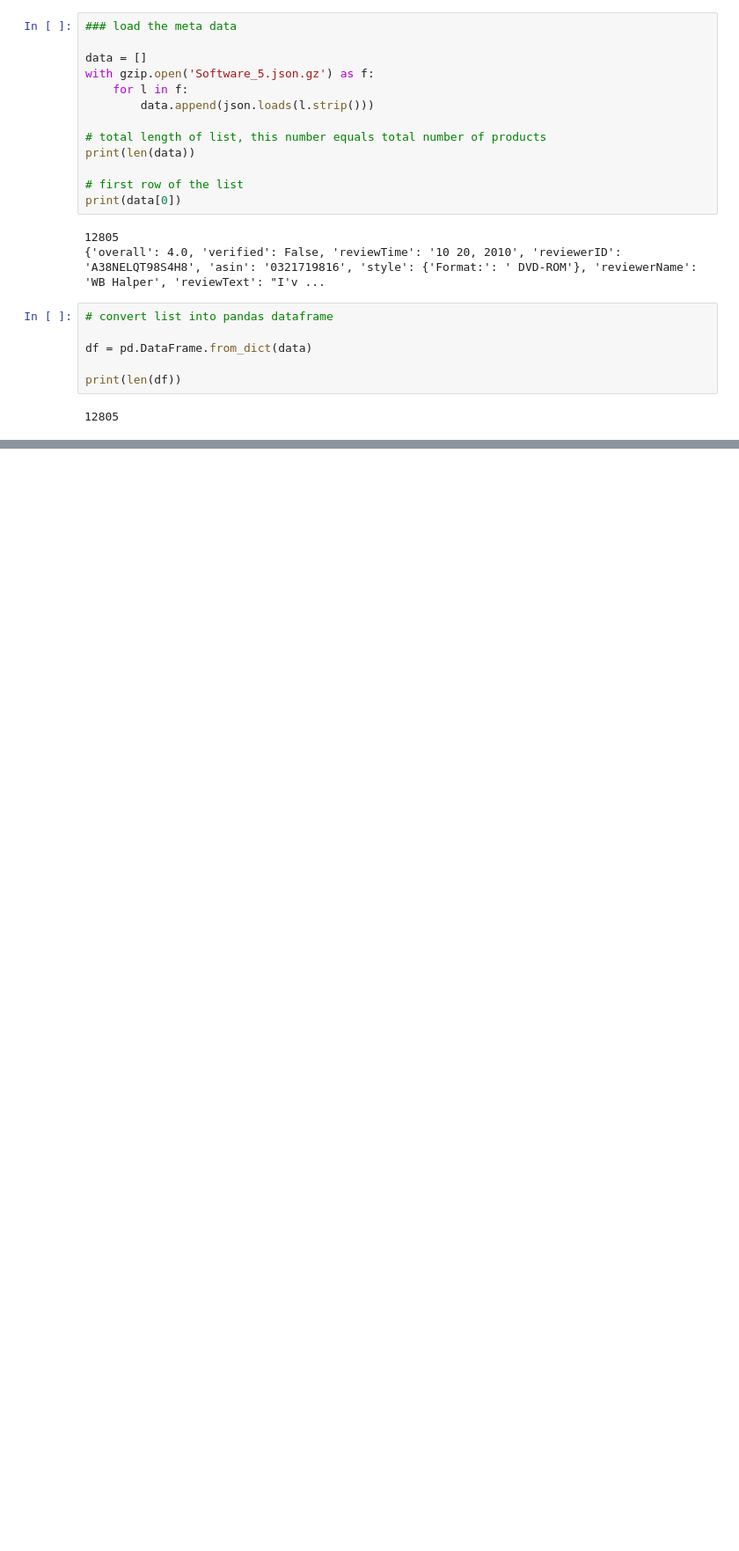
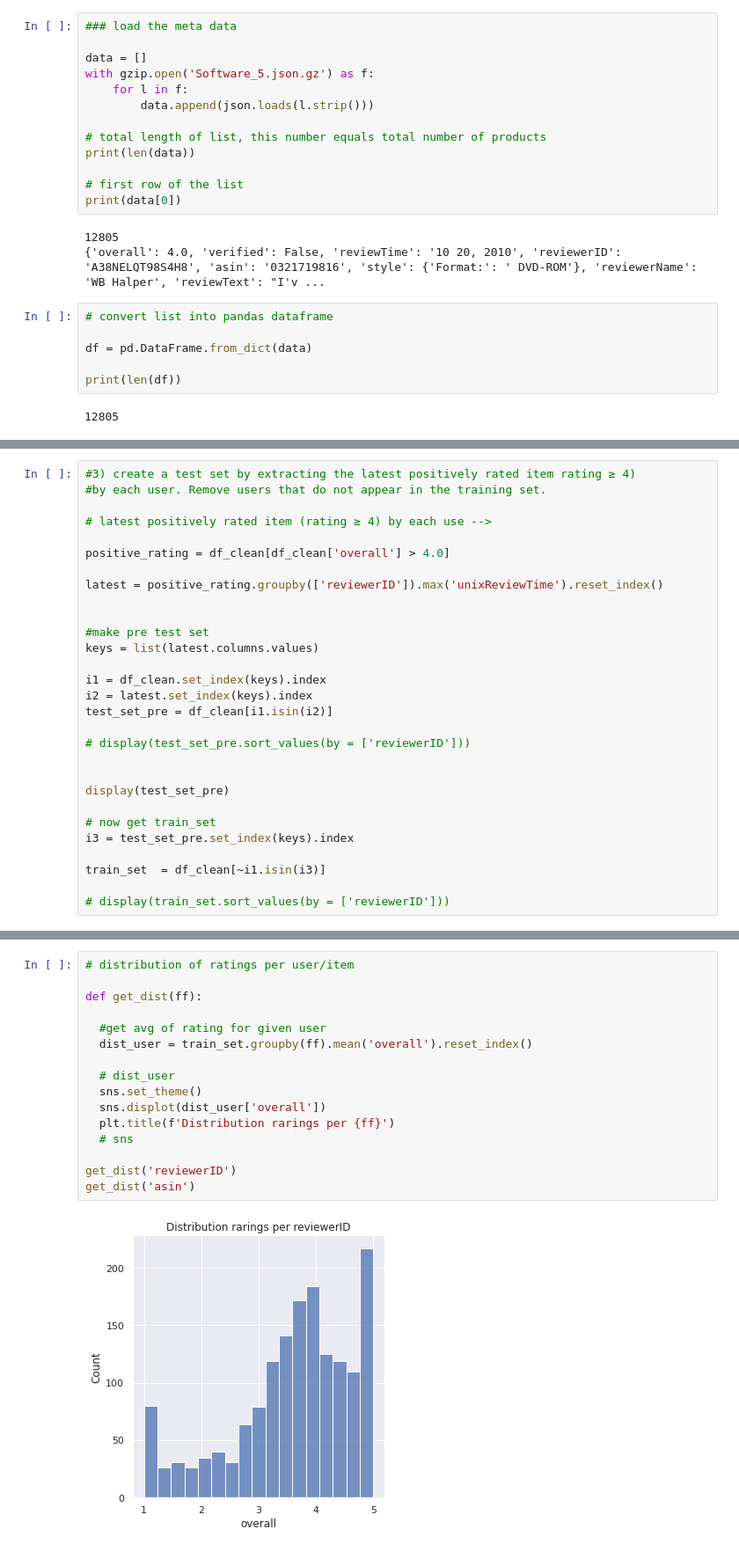
Before and after one commit to vlr112/WebScicence_FinalProject, a Jupyter notebook: Copy_of_parse_and_clean_meta_data.ipynb, the cells around one changed output, grey strips where cells are left out. Shown: that part at 88% size. Cells and saved outputs as stored; diff of their text form; blank space fills up the shorter version.

```diff
--- a/Copy_of_parse_and_clean_meta_data.ipynb
+++ b/Copy_of_parse_and_clean_meta_data.ipynb
@@ -100,0 +92,29 @@ TypeError: ignored
+# %%
+#3) create a test set by extracting the latest positively rated item rating ≥ 4)
+#by each user. Remove users that do not appear in the training set.
+
+# latest positively rated item (rating ≥ 4) by each use -->
+
+positive_rating = df_clean[df_clean['overall'] > 4.0]
+
+latest = positive_rating.groupby(['reviewerID']).max('unixReviewTime').reset_index()
+
+
+#make pre test set
+keys = list(latest.columns.values)
+
+i1 = df_clean.set_index(keys).index
+i2 = latest.set_index(keys).index
+test_set_pre = df_clean[i1.isin(i2)]
+
+# display(test_set_pre.sort_values(by = ['reviewerID']))
+
+
+display(test_set_pre)
+
+# now get train_set
+i3 = test_set_pre.set_index(keys).index
+
+train_set  = df_clean[~i1.isin(i3)]
+
+# display(train_set.sort_values(by = ['reviewerID']))
@@ -100,0 +152,18 @@ TypeError: ignored
+# %%
+# distribution of ratings per user/item
+
+def get_dist(ff):
+
+  #get avg of rating for given user
+  dist_user = train_set.groupby(ff).mean('overall').reset_index()
+
+  # dist_user
+  sns.set_theme()
+  sns.displot(dist_user['overall'])
+  plt.title(f'Distribution rarings per {ff}')
+  # sns
+
+get_dist('reviewerID')
+get_dist('asin')
+# %% [output]
+[figure, added]
```
Also changed, not shown: parts of 25 cells of this notebook.
